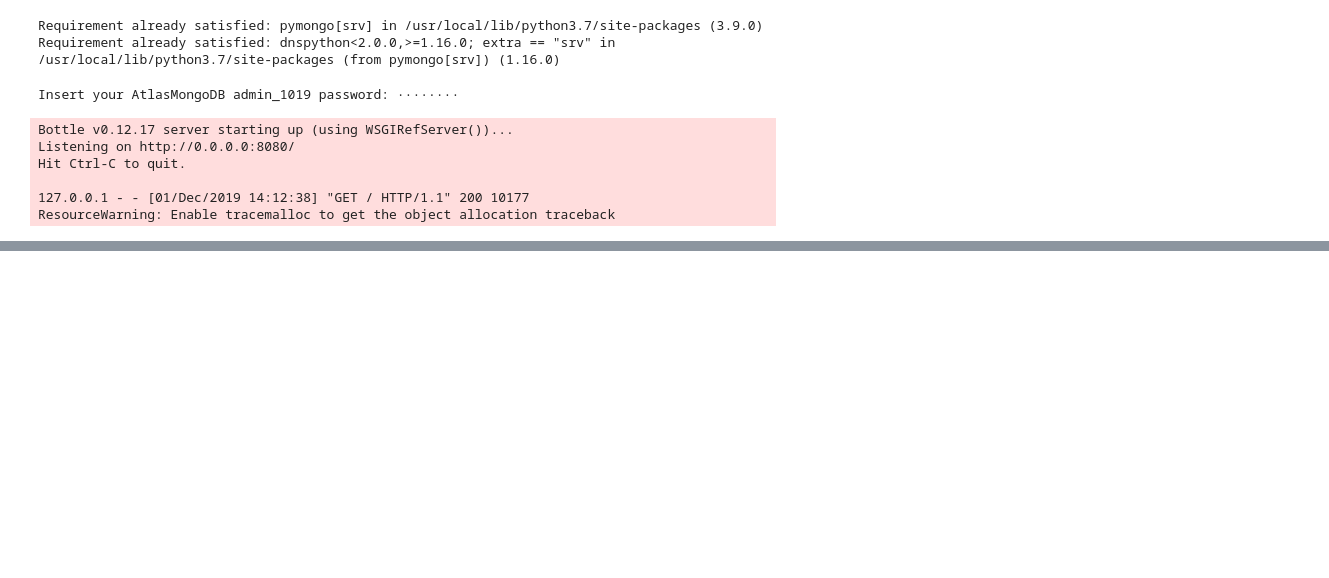
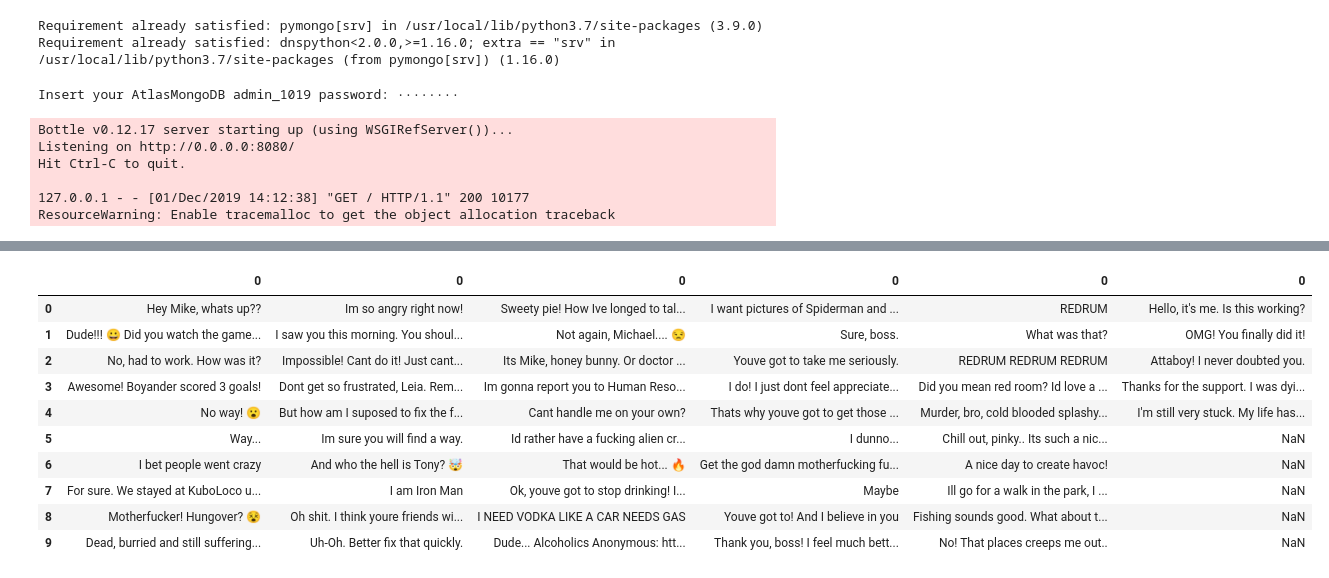
Before and after one commit to isagc/api-project, a Jupyter notebook: prueba-populate.py.ipynb, the cells around one changed output, grey strips where cells are left out. Saved outputs shown, nothing was run; the diff lists cells and outputs as text; code cells hidden in the pictures; blank space fills up the shorter version.

```diff
--- a/prueba-populate.py.ipynb
+++ b/prueba-populate.py.ipynb
@@ -82,0 +168,13 @@ run(host="0.0.0.0", port=8080, debug=True)
+# %%
+url='http://localhost:8080/chat/2'
+data = requests.get(url).json()
+df_2 = pd.DataFrame(data)
+df_2.to_json("./chats2.json", orient='records')
+
+texto = []
+for d in data:
+    texto.append(d['text'])
+
+df_2_txt = pd.DataFrame(texto)
+df_2_txt.to_json('./textchat2.json', orient='values')
+df_2_txt
@@ -82,0 +193,13 @@ run(host="0.0.0.0", port=8080, debug=True)
+# %%
+url='http://localhost:8080/chat/3'
+data = requests.get(url).json()
+df_3 = pd.DataFrame(data)
+df_3.to_json("./chats3.json", orient='records')
+
+texto = []
+for d in data:
+    texto.append(d['text'])
+
+df_3_txt = pd.DataFrame(texto)
+df_3_txt.to_json('./textchat3.json', orient='values')
+df_3_txt
@@ -82,0 +218,13 @@ run(host="0.0.0.0", port=8080, debug=True)
+# %%
+url='http://localhost:8080/chat/5'
+data = requests.get(url).json()
+df_5 = pd.DataFrame(data)
+df_5.to_json("./chats5.json", orient='records')
+
+texto = []
+for d in data:
+    texto.append(d['text'])
+
+df_5_txt = pd.DataFrame(texto)
+df_5_txt.to_json('./textchat5.json', orient='values')
+df_5_txt
@@ -82,0 +238,16 @@ run(host="0.0.0.0", port=8080, debug=True)
+# %%
+conversations = pd.concat([df_0_txt, df_1_txt, df_2_txt, df_3_txt, df_4_txt, df_5_txt], axis=1)
+# %%
+conversations
+# %% [output]
+|  | 0 | 0 | 0 | 0 | 0 | 0 |
+| 0 | Hey Mike, whats up?? | Im so angry right now! | Sweety pie! How Ive longed to tal... | I want pictures of Spiderman and ... | REDRUM | Hello, it's me. Is this working? |
+| 1 | Dude!!! 😀️ Did you watch the game... | I saw you this morning. You shoul... | Not again, Michael.... 😒️ | Sure, boss. | What was that? | OMG! You finally did it! |
+| 2 | No, had to work. How was it? | Impossible! Cant do it! Just cant... | Its Mike, honey bunny. Or doctor ... | Youve got to take me seriously. | REDRUM REDRUM REDRUM | Attaboy! I never doubted you. |
+| 3 | Awesome! Boyander scored 3 goals! | Dont get so frustrated, Leia. Rem... | Im gonna report you to Human Reso... | I do! I just dont feel appreciate... | Did you mean red room? Id love a ... | Thanks for the support. I was dyi... |
+| 4 | No way! 😮️ | But how am I suposed to fix the f... | Cant handle me on your own? | Thats why youve got to get those ... | Murder, bro, cold blooded splashy... | I'm still very stuck. My life has... |
+| 5 | Way... | Im sure you will find a way. | Id rather have a fucking alien cr... | I dunno... | Chill out, pinky.. Its such a nic... | NaN |
+| 6 | I bet people went crazy | And who the hell is Tony? 🤯️ | That would be hot... 🔥️ | Get the god damn motherfucking fu... | A nice day to create havoc! | NaN |
+| 7 | For sure. We stayed at KuboLoco u... | I am Iron Man | Ok, youve got to stop drinking! I... | Maybe | Ill go for a walk in the park, I ... | NaN |
+| 8 | Motherfucker! Hungover? 😵️ | Oh shit. I think youre friends wi... | I NEED VODKA LIKE A CAR NEEDS GAS | Youve got to! And I believe in you | Fishing sounds good. What about t... | NaN |
+| 9 | Dead, burried and still suffering... | Uh-Oh. Better fix that quickly. | Dude... Alcoholics Anonymous: htt... | Thank you, boss! I feel much bett... | No! That places creeps me out.. | NaN |
```
Also changed, not shown: parts of 18 cells of this notebook, 14 other files.
